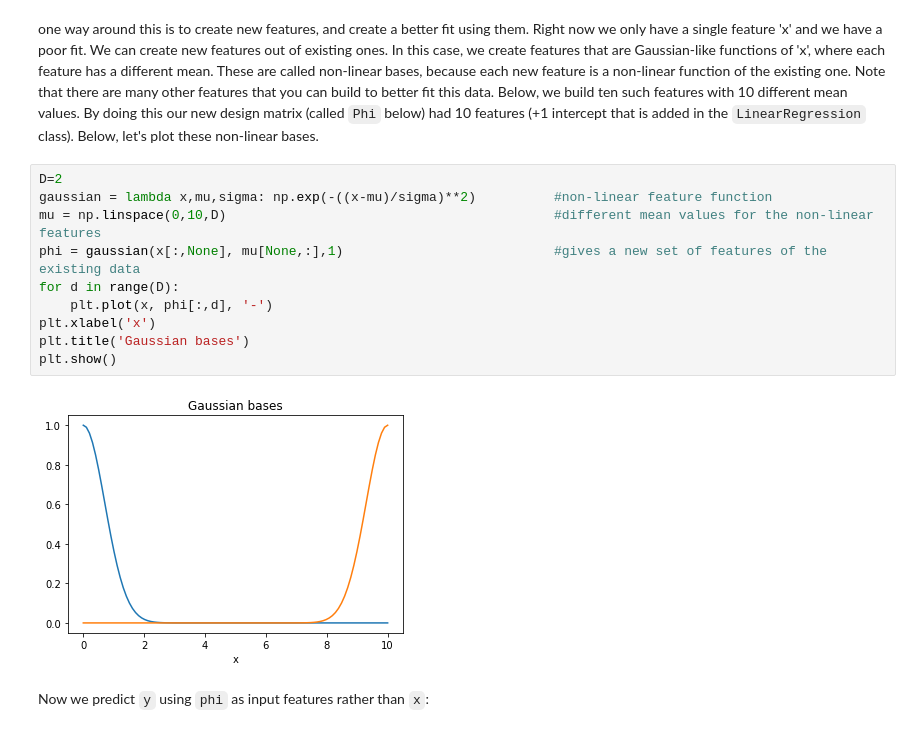
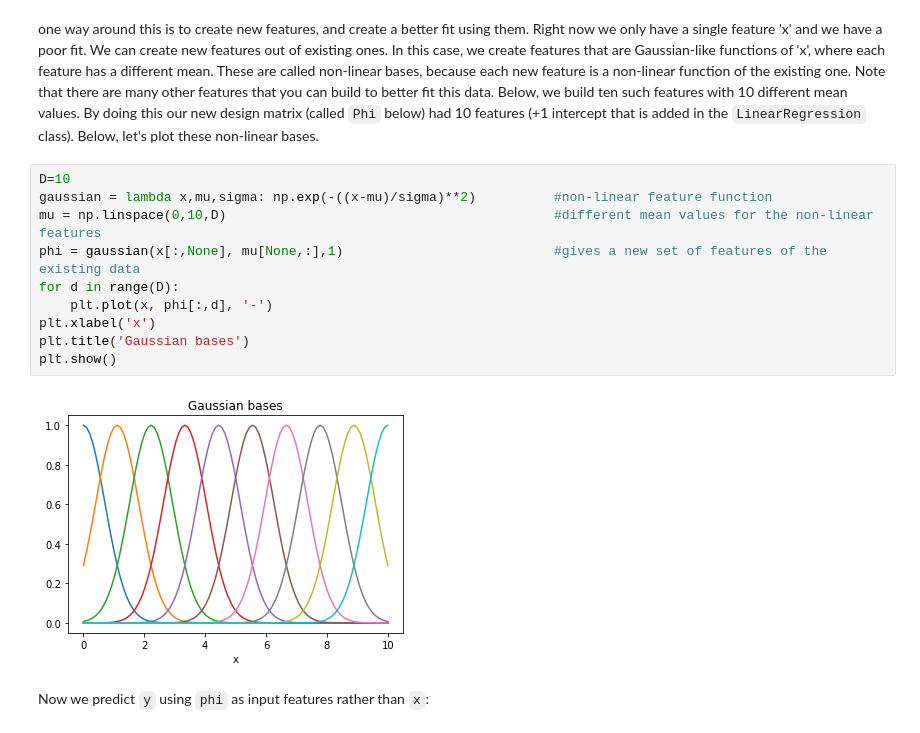
Before and after one commit to mravanba/comp551-notebooks, a Jupyter notebook: LinearRegression.ipynb, the cells around one changed output. Cells and saved outputs as stored; diff of their text form.

```diff
--- a/LinearRegression.ipynb
+++ b/LinearRegression.ipynb
@@ -115,17 +115,17 @@ Note that there are many other features that you can build to better fit this da
 By doing this our new design matrix (called `Phi` below) had 10 features (+1 intercept that is added in the `LinearRegression` class).
 Below, let's plot these non-linear bases.
 # %%
-D=2
+D=10
 gaussian = lambda x,mu,sigma: np.exp(-((x-mu)/sigma)**2)          #non-linear feature function
 mu = np.linspace(0,10,D)                                          #different mean values for the non-linear features
 phi = gaussian(x[:,None], mu[None,:],1)                           #gives a new set of features of the existing data
 for d in range(D):
     plt.plot(x, phi[:,d], '-')
 plt.xlabel('x')
 plt.title('Gaussian bases')
 plt.show()
 # %% [output]
-[figure, old version]
+[figure, new version]
 # %% [markdown]
 Now we predict `y` using `phi` as input features rather than `x`:
 # %%
```
Also changed, not shown: parts of 5 cells of this notebook.
